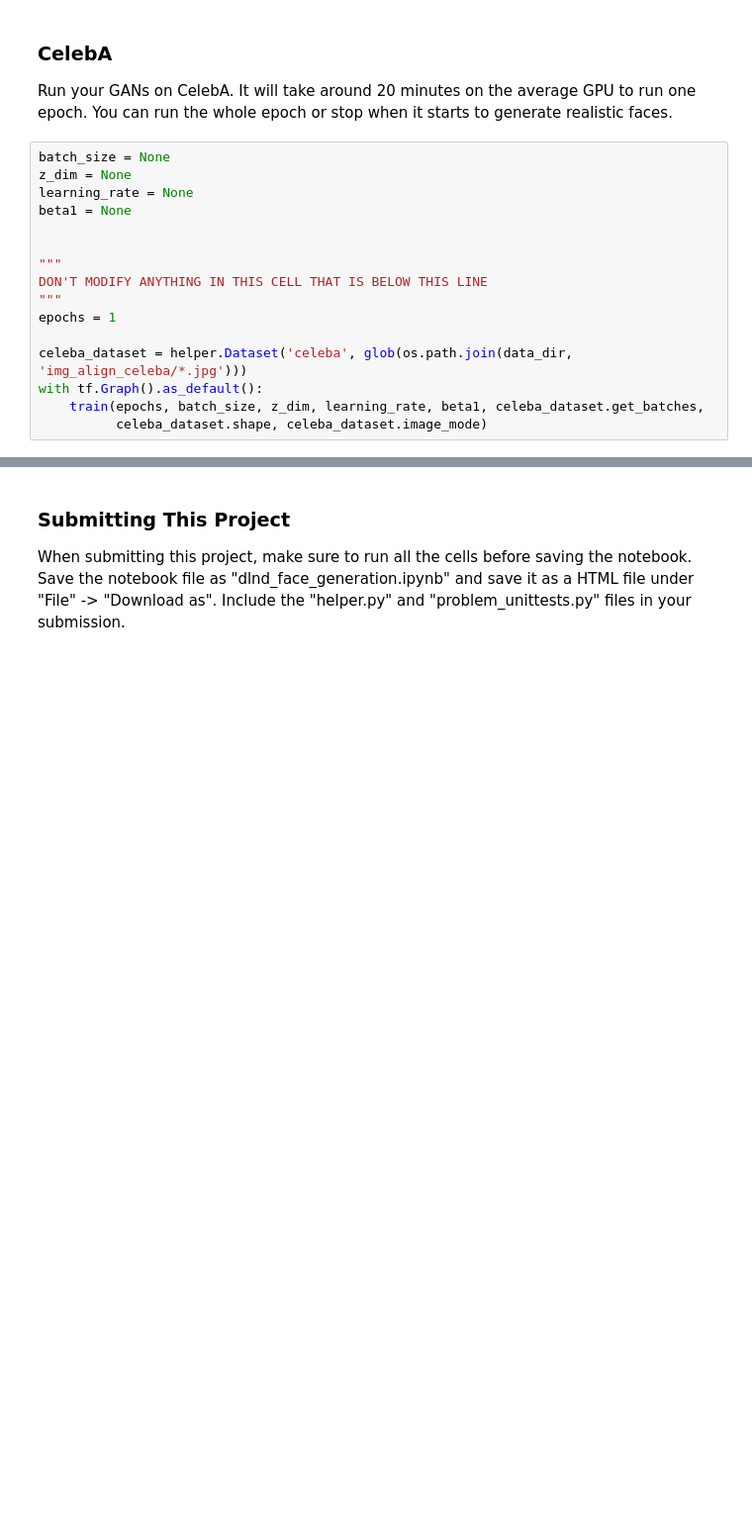
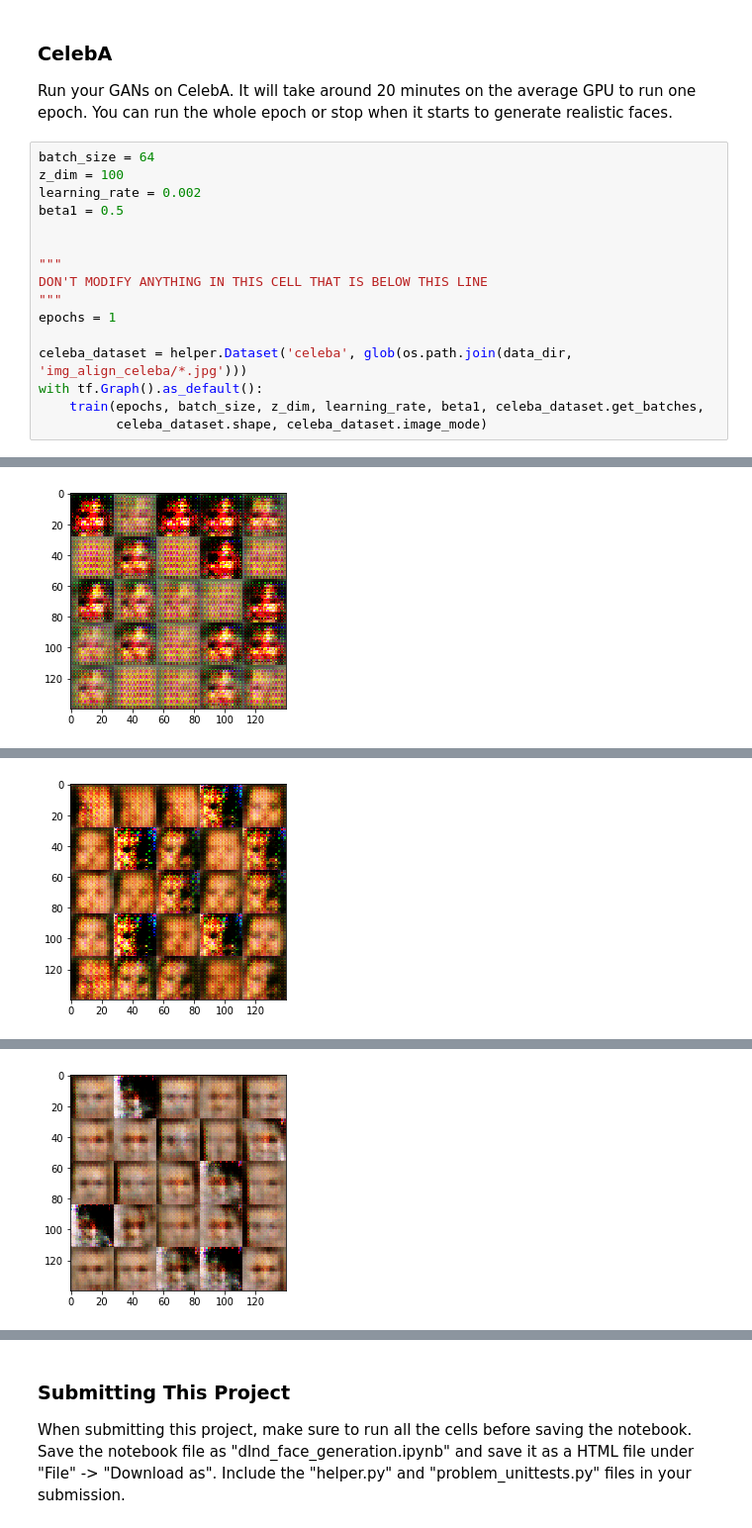
Before and after one commit to lelemi1031/dlnd-Face-recognition-, a Jupyter notebook: dlnd_face_generation.ipynb, the cells around one changed output, grey strips where cells are left out. Shown at 99% size. Saved outputs shown, nothing was run; the diff lists cells and outputs as text; blank space fills up the shorter version.

```diff
--- a/dlnd_face_generation.ipynb
+++ b/dlnd_face_generation.ipynb
@@ -402,10 +471,10 @@ with tf.Graph().as_default():
 ### CelebA
 Run your GANs on CelebA.  It will take around 20 minutes on the average GPU to run one epoch.  You can run the whole epoch or stop when it starts to generate realistic faces.
 # %%
-batch_size = None
-z_dim = None
-learning_rate = None
-beta1 = None
+batch_size = 64
+z_dim = 100
+learning_rate = 0.002
+beta1 = 0.5
 
 
 """
@@ -417,3 +486,4 @@ celeba_dataset = helper.Dataset('celeba', glob(os.path.join(data_dir, 'img_align
 with tf.Graph().as_default():
     train(epochs, batch_size, z_dim, learning_rate, beta1, celeba_dataset.get_batches,
           celeba_dataset.shape, celeba_dataset.image_mode)
+# %% [output]
@@ -419,0 +500 @@ with tf.Graph().as_default():
+[figure, added]
@@ -419,0 +511 @@ with tf.Graph().as_default():
+[figure, added]
@@ -419,0 +522 @@ with tf.Graph().as_default():
+[figure, added]
```
Also changed, not shown: parts of 10 cells of this notebook.
